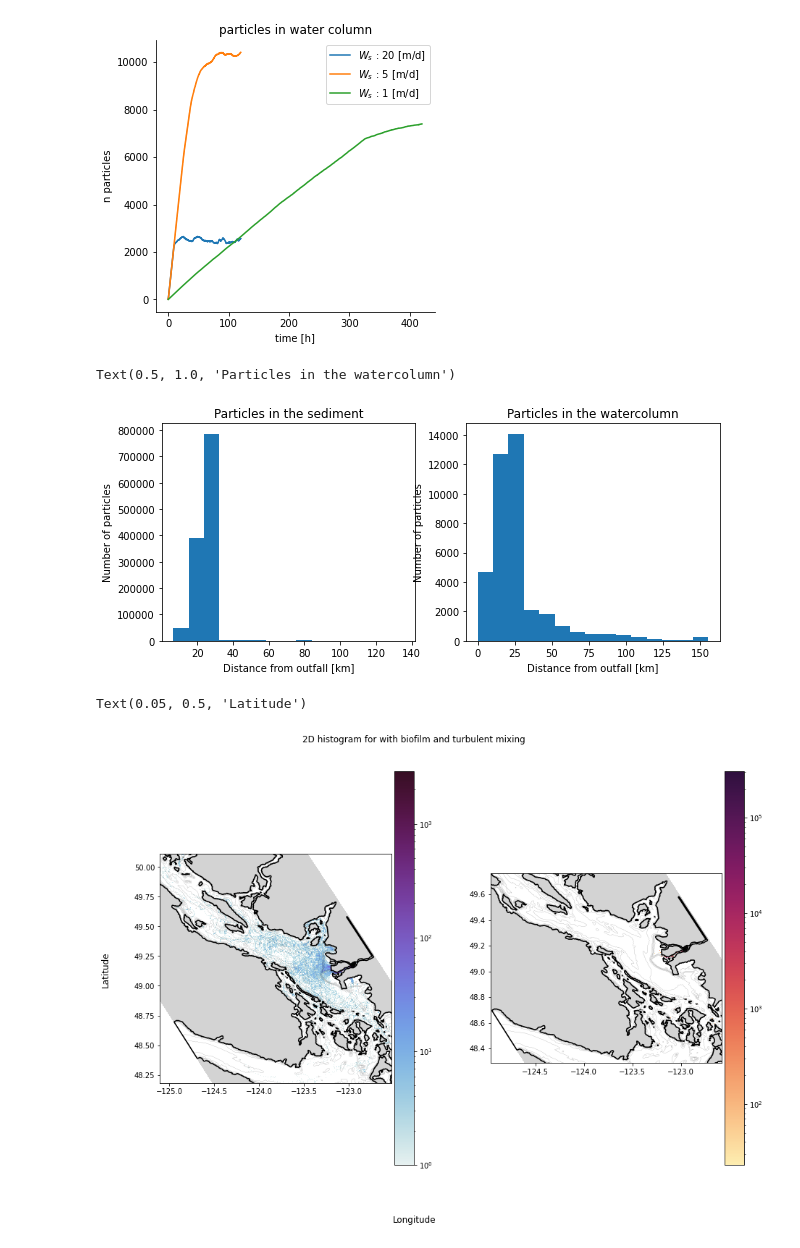
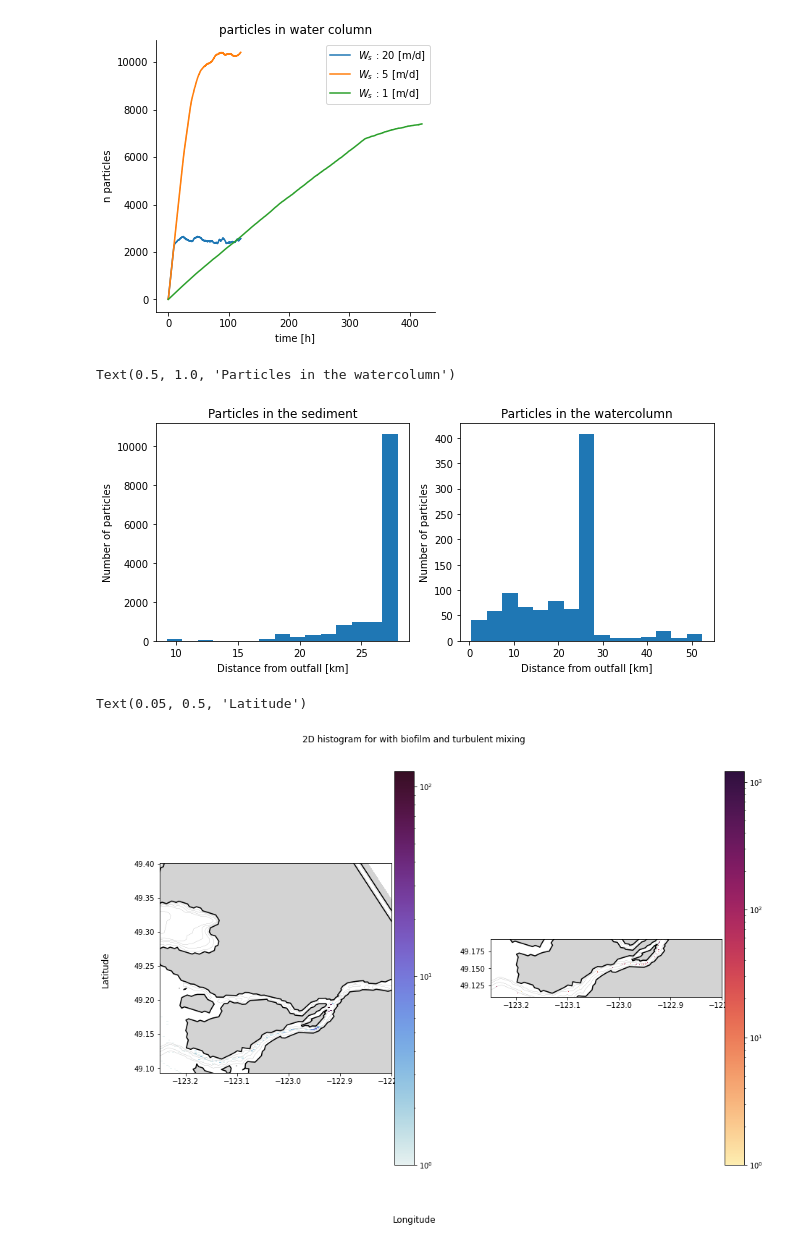
Before and after one commit to SalishSeaCast/analysis-jose, a Jupyter notebook: notebooks/parcels/Remote/Fibres/biofilm_figures(Sloww).ipynb, the cells around one changed output. Saved outputs shown, nothing was run; the diff lists cells and outputs as text; code cells hidden in the pictures.

```diff
--- a/notebooks/parcels/Remote/Fibres/biofilm_figures(Sloww).ipynb
+++ b/notebooks/parcels/Remote/Fibres/biofilm_figures(Sloww).ipynb
@@ -23,7 +23,7 @@ from OP_functions import *
 # Define paths
 local = 0 #Set to 0 when working on server
 paths = path(local)
-config='/home/jvalenti/MOAD/analysis-jose/OParcels/Turb_off.yaml'
+config='/home/jvalenti/MOAD/analysis-jose/OParcels/All_kernel.yaml'
 # %%
 param = load_config(config)
 start = datetime(param['startdate']['year'], param['startdate']['month'], param['startdate']['day']) #Start date
@@ -122,7 +122,7 @@ axs[1].set_ylabel('Number of particles')
 axs[1].set_title('Particles in the watercolumn')
 # %% [output]
 Text(0.5, 1.0, 'Particles in the watercolumn')
-[figure, old version]
+[figure, new version]
 # %%
 cm = cmocean.cm.dense
 
@@ -143,37 +143,37 @@ ax2.contour(coords.nav_lon, coords.nav_lat, mask.tmask[0, 0, ...], levels=[-0.01
 aa=ax1.hist2d(Collon,Collat,300,norm = colors.LogNorm(), cmap =cm)
 cb2=fig.colorbar(aa[3],ax=ax1,pad=0.01)
 cb2.ax.get_yaxis().labelpad = 15
-#ax1.set_xlim([-123.25,-122.8])
+ax1.set_xlim([-123.25,-122.8])
 #ax1.set_ylim([49,49.25])
 
 
 aa2=ax2.hist2d(Sedlon,Sedlat,300,norm = colors.LogNorm(), cmap =cmocean.cm.matter)
-#ax2.set_xlim([-123.25,-122.8])
+ax2.set_xlim([-123.25,-122.8])
 #ax2.set_ylim([49,49.25])
 cb2=fig.colorbar(aa2[3],ax=ax2,pad=0.01)
 cb2.ax.get_yaxis().labelpad = 15
 
 #aa=ax3.hist2d(Belon,Belat,300,norm = colors.LogNorm(), cmap =cmocean.cm.matter)
 #cb2=fig.colorbar(aa[3],ax=ax3,pad=0.01)
 #cb2.ax.get_yaxis().labelpad = 15
 #ax3.set_xlim([-123.25,-122.8])
 #ax3.set_ylim([49,49.25])
 
 #ax1.set_xticks(np.arange(-125, -122, step=1))
 #ax2.set_xticks(np.arange(-125, -122, step=1))
 #ax3.set_xticks(np.arange(-125, -122, step=1))
 ax1.set_aspect(1/np.sin(np.deg2rad(49)))
 ax2.set_aspect(1/np.sin(np.deg2rad(49)))
 #ax3.set_aspect(1/np.sin(np.deg2rad(49)))
 
 
 fig.suptitle(f'2D histogram for with biofilm and turbulent mixing',y=0.95,x=0.45)
 fig.supxlabel('Longitude',x=0.45)
 fig.supylabel('Latitude',x=0.05)
 #plt.savefig("/home/jvalenti/MOAD/2dhist.pdf")
 # %% [output]
 Text(0.05, 0.5, 'Latitude')
-[figure, old version]
+[figure, new version]
 # %%
 # #Green Particles are on the sediment
 fig, axs = plt.subplots(1,figsize=(12, 10))
```
Also changed, not shown: parts of 1 cell of this notebook, 11 other files.
